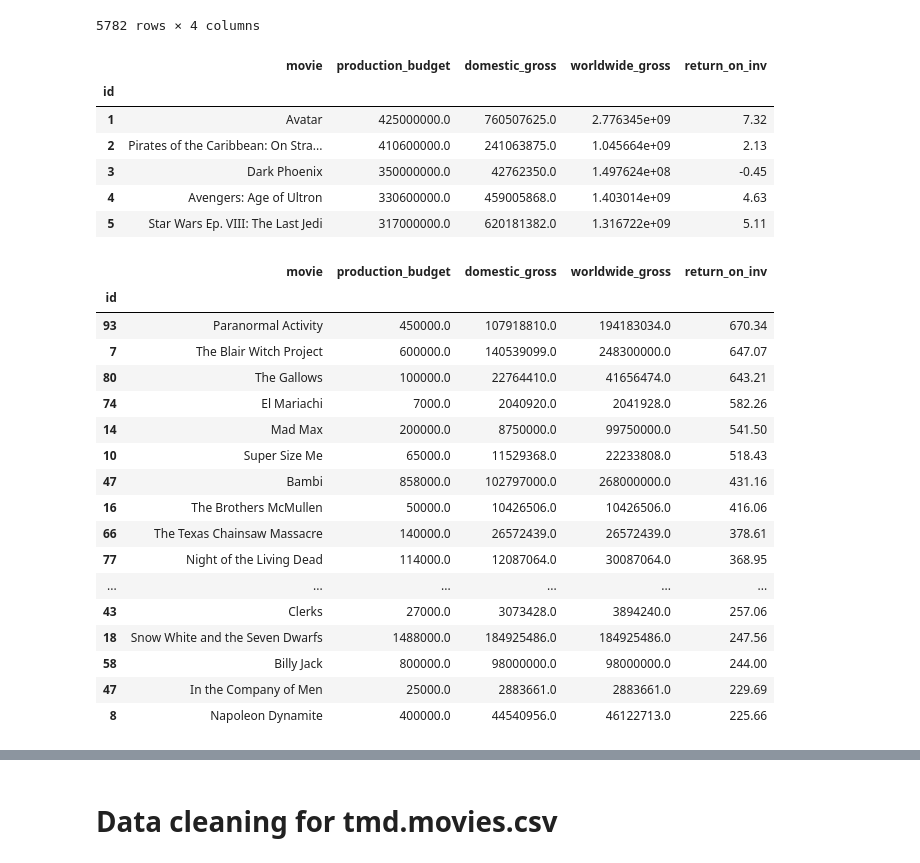
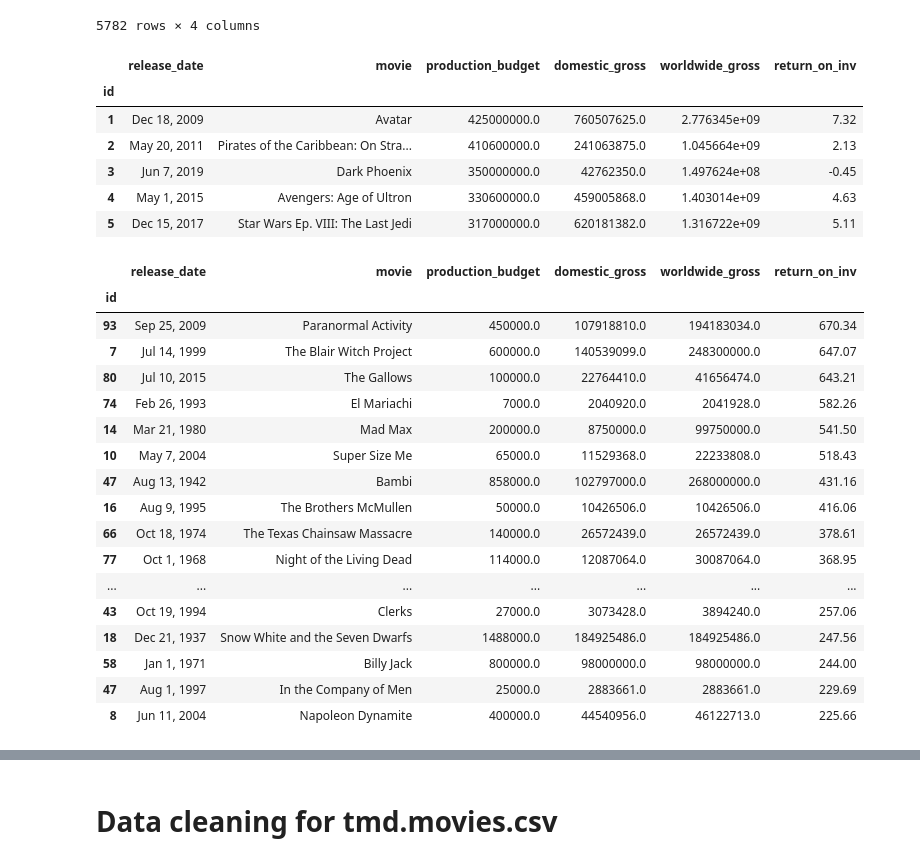
Before and after one commit to paulineKiarie/dsc-phase-1-project-v2-4, a Jupyter notebook: datasets/student.ipynb, the cells around one changed output, grey strips where cells are left out. Drawn from its saved outputs; the diff is of its cells as text; code cells hidden in the pictures.

```diff
--- a/datasets/student.ipynb
+++ b/datasets/student.ipynb
@@ -403,5 +425,5 @@ genres_sorted_mean
 # %%
-movie_budget = pd.read_csv("project dataset/tn.movie_budgets.csv" , index_col=0)
+movie_budget = pd.read_csv("tn.movie_budgets.csv" , index_col=0)
 movie_budget
 # %% [output]
 |  | release_date | movie | production_budget | domestic_gross | worldwide_gross |
@@ -499,34 +525,34 @@ movie_budget
 # %%
 movie_budget['return_on_inv'] = ((movie_budget['domestic_gross'] + movie_budget['worldwide_gross'] - movie_budget['production_budget']) / movie_budget['production_budget']).round(2)
 # %%
-movie_budget.head()
+movie_budget.head(20)
 # %% [output]
-|  | movie | production_budget | domestic_gross | worldwide_gross | return_on_inv |
-| id |  |  |  |  |  |
-| 1 | Avatar | 425000000.0 | 760507625.0 | 2.776345e+09 | 7.32 |
-| 2 | Pirates of the Caribbean: On Stra... | 410600000.0 | 241063875.0 | 1.045664e+09 | 2.13 |
-| 3 | Dark Phoenix | 350000000.0 | 42762350.0 | 1.497624e+08 | -0.45 |
-| 4 | Avengers: Age of Ultron | 330600000.0 | 459005868.0 | 1.403014e+09 | 4.63 |
-| 5 | Star Wars Ep. VIII: The Last Jedi | 317000000.0 | 620181382.0 | 1.316722e+09 | 5.11 |
+|  | release_date | movie | production_budget | domestic_gross | worldwide_gross | return_on_inv |
+| id |  |  |  |  |  |  |
+| 1 | Dec 18, 2009 | Avatar | 425000000.0 | 760507625.0 | 2.776345e+09 | 7.32 |
+| 2 | May 20, 2011 | Pirates of the Caribbean: On Stra... | 410600000.0 | 241063875.0 | 1.045664e+09 | 2.13 |
+| 3 | Jun 7, 2019 | Dark Phoenix | 350000000.0 | 42762350.0 | 1.497624e+08 | -0.45 |
+| 4 | May 1, 2015 | Avengers: Age of Ultron | 330600000.0 | 459005868.0 | 1.403014e+09 | 4.63 |
+| 5 | Dec 15, 2017 | Star Wars Ep. VIII: The Last Jedi | 317000000.0 | 620181382.0 | 1.316722e+09 | 5.11 |
 # %%
 movie_budget_sample = movie_budget.sort_values(by = 'return_on_inv', ascending= False).head(20).iloc[1:20]
 movie_budget_sample
 # %% [output]
-|  | movie | production_budget | domestic_gross | worldwide_gross | return_on_inv |
-| id |  |  |  |  |  |
-| 93 | Paranormal Activity | 450000.0 | 107918810.0 | 194183034.0 | 670.34 |
-| 7 | The Blair Witch Project | 600000.0 | 140539099.0 | 248300000.0 | 647.07 |
-| 80 | The Gallows | 100000.0 | 22764410.0 | 41656474.0 | 643.21 |
-| 74 | El Mariachi | 7000.0 | 2040920.0 | 2041928.0 | 582.26 |
-| 14 | Mad Max | 200000.0 | 8750000.0 | 99750000.0 | 541.50 |
-| 10 | Super Size Me | 65000.0 | 11529368.0 | 22233808.0 | 518.43 |
-| 47 | Bambi | 858000.0 | 102797000.0 | 268000000.0 | 431.16 |
-| 16 | The Brothers McMullen | 50000.0 | 10426506.0 | 10426506.0 | 416.06 |
-| 66 | The Texas Chainsaw Massacre | 140000.0 | 26572439.0 | 26572439.0 | 378.61 |
-| 77 | Night of the Living Dead | 114000.0 | 12087064.0 | 30087064.0 | 368.95 |
-| ... | ... | ... | ... | ... | ... |
-| 43 | Clerks | 27000.0 | 3073428.0 | 3894240.0 | 257.06 |
-| 18 | Snow White and the Seven Dwarfs | 1488000.0 | 184925486.0 | 184925486.0 | 247.56 |
-| 58 | Billy Jack | 800000.0 | 98000000.0 | 98000000.0 | 244.00 |
-| 47 | In the Company of Men | 25000.0 | 2883661.0 | 2883661.0 | 229.69 |
-| 8 | Napoleon Dynamite | 400000.0 | 44540956.0 | 46122713.0 | 225.66 |
+|  | release_date | movie | production_budget | domestic_gross | worldwide_gross | return_on_inv |
+| id |  |  |  |  |  |  |
+| 93 | Sep 25, 2009 | Paranormal Activity | 450000.0 | 107918810.0 | 194183034.0 | 670.34 |
+| 7 | Jul 14, 1999 | The Blair Witch Project | 600000.0 | 140539099.0 | 248300000.0 | 647.07 |
+| 80 | Jul 10, 2015 | The Gallows | 100000.0 | 22764410.0 | 41656474.0 | 643.21 |
+| 74 | Feb 26, 1993 | El Mariachi | 7000.0 | 2040920.0 | 2041928.0 | 582.26 |
+| 14 | Mar 21, 1980 | Mad Max | 200000.0 | 8750000.0 | 99750000.0 | 541.50 |
+| 10 | May 7, 2004 | Super Size Me | 65000.0 | 11529368.0 | 22233808.0 | 518.43 |
+| 47 | Aug 13, 1942 | Bambi | 858000.0 | 102797000.0 | 268000000.0 | 431.16 |
+| 16 | Aug 9, 1995 | The Brothers McMullen | 50000.0 | 10426506.0 | 10426506.0 | 416.06 |
+| 66 | Oct 18, 1974 | The Texas Chainsaw Massacre | 140000.0 | 26572439.0 | 26572439.0 | 378.61 |
+| 77 | Oct 1, 1968 | Night of the Living Dead | 114000.0 | 12087064.0 | 30087064.0 | 368.95 |
+| ... | ... | ... | ... | ... | ... | ... |
+| 43 | Oct 19, 1994 | Clerks | 27000.0 | 3073428.0 | 3894240.0 | 257.06 |
+| 18 | Dec 21, 1937 | Snow White and the Seven Dwarfs | 1488000.0 | 184925486.0 | 184925486.0 | 247.56 |
+| 58 | Jan 1, 1971 | Billy Jack | 800000.0 | 98000000.0 | 98000000.0 | 244.00 |
+| 47 | Aug 1, 1997 | In the Company of Men | 25000.0 | 2883661.0 | 2883661.0 | 229.69 |
+| 8 | Jun 11, 2004 | Napoleon Dynamite | 400000.0 | 44540956.0 | 46122713.0 | 225.66 |
```
Also changed, not shown: parts of 23 cells of this notebook.
